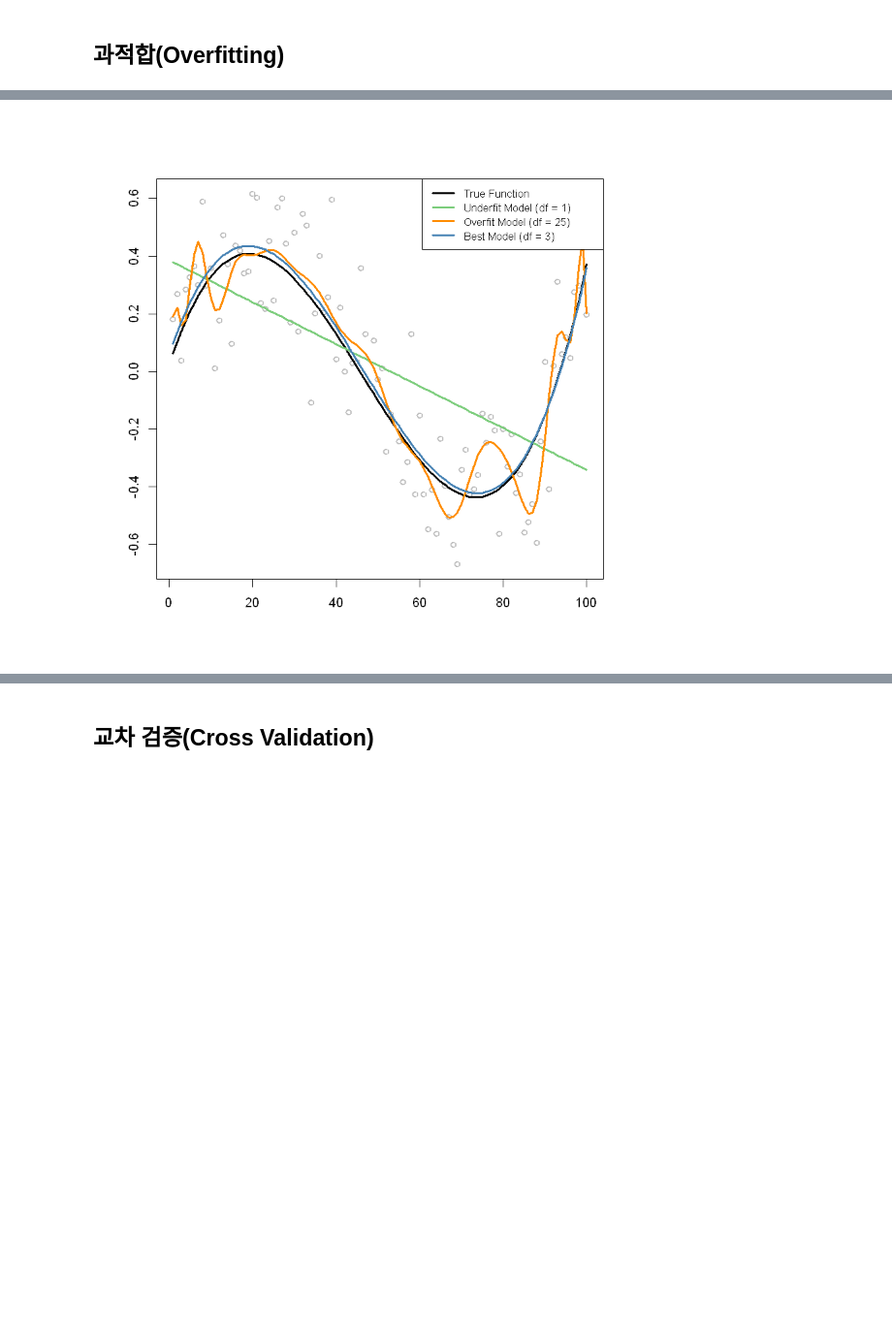
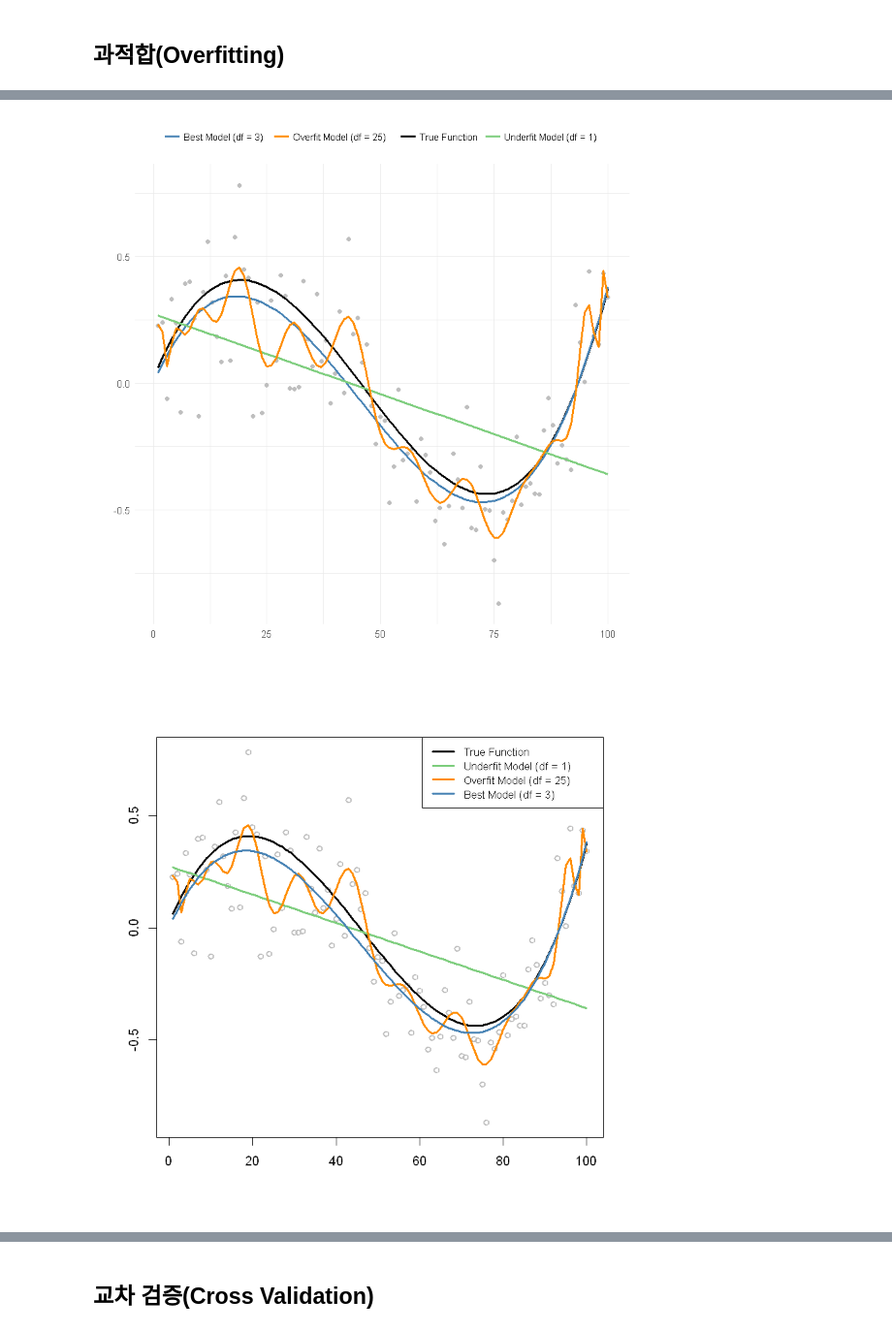
Before and after one commit to rymyung/Machine-Learning, a Jupyter notebook: Model Evaluation.ipynb, the cells around one changed output, grey strips where cells are left out. Shown at 97% size. Saved outputs shown, nothing was run; the diff lists cells and outputs as text; code cells hidden in the pictures; blank space fills up the shorter version.

Commit message:
Update Model Evaluation Sumamry

```diff
--- a/Model Evaluation.ipynb
+++ b/Model Evaluation.ipynb
@@ -234,32 +233,49 @@ true <- poly(1:100, 3) %*% c(-2, 1, 2)
 
 # Input noise
 y <- true + rnorm(100, sd = 0.2)
 temp <- data.frame(x = 1:100, actual = y)
 
 # Input true model
 temp$true <- true
 
 # Make best model
 best <- lm(y ~ poly(x, 3), data = temp)
 temp$best <- predict(best, temp)
 
 # Make underfit model
 underfit <- lm(y ~ x, data = temp)
 temp$underfit.pred <- predict(underfit, temp)
 
 # Make overfit model
 overfit <- lm(y ~ poly(x, 25), data = temp)
 temp$overfit.pred <- predict(overfit, temp)
 
+
+# Plot overfitting & underfitting
+ggplot(temp) + geom_point(aes(x, actual), col = 'gray') +
+geom_line(aes(x, true, col = 'True Function'), size = 1) +
+geom_line(aes(x, best, col = 'Best Model (df = 3)'), size = 1) +
+geom_line(aes(x, underfit.pred, col = 'Underfit Model (df = 1)'), size = 1) +
+geom_line(aes(x, overfit.pred, col = 'Overfit Model (df = 25)'), size = 1) +
+xlab("") + ylab("") + theme_minimal() +
+scale_colour_manual(name = '',
+                    values =c('True Function'='black',
+                              'Best Model (df = 3)'='steelblue',
+                              'Underfit Model (df = 1)'='palegreen3',
+                              'Overfit Model (df = 25)'='darkorange')) +
+theme(legend.position = "top")
+
+
 # Plot overfitting & underfitting
 plot(temp$x, temp$actual, col = "gray", lwd = 2, xlab = "", ylab = "")
 lines(temp$x, temp$true, lwd = 3, col = "black")
 lines(temp$x, temp$underfit.pred, lwd = 3, col = "palegreen3")
 lines(temp$x, temp$overfit.pred, lwd = 3, col = "darkorange")
 lines(temp$x, temp$best, lwd = 3, col = "steelblue")
 legend(x = "topright", legend = c("True Function", "Underfit Model (df = 1)", "Overfit Model (df = 25)",
     "Best Model (df = 3)"), lwd = rep(3, 3), col = c("black", "palegreen3",
     "darkorange", "steelblue"), text.width = 32, cex = 0.85)
 # %% [output]
-[figure, old version]
+[figure, new version]
+[figure, added]
 # %% [markdown]
```
Also changed, not shown: parts of 2 cells of this notebook.
